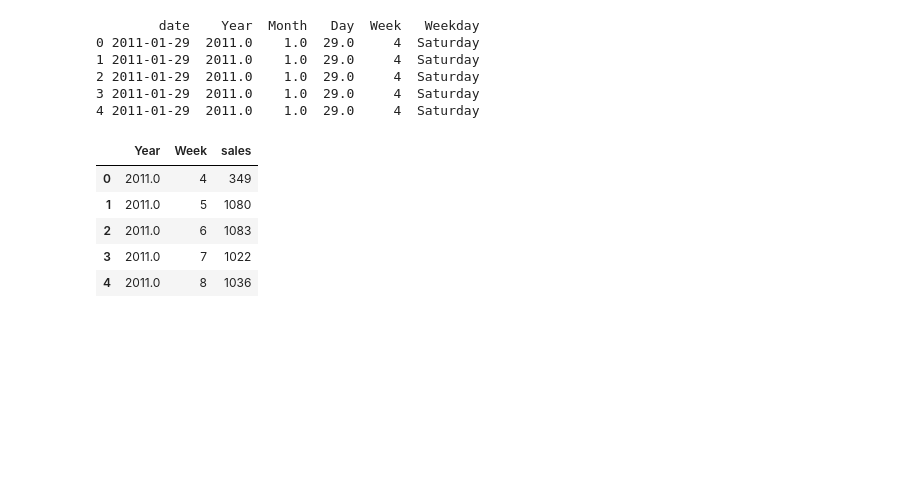
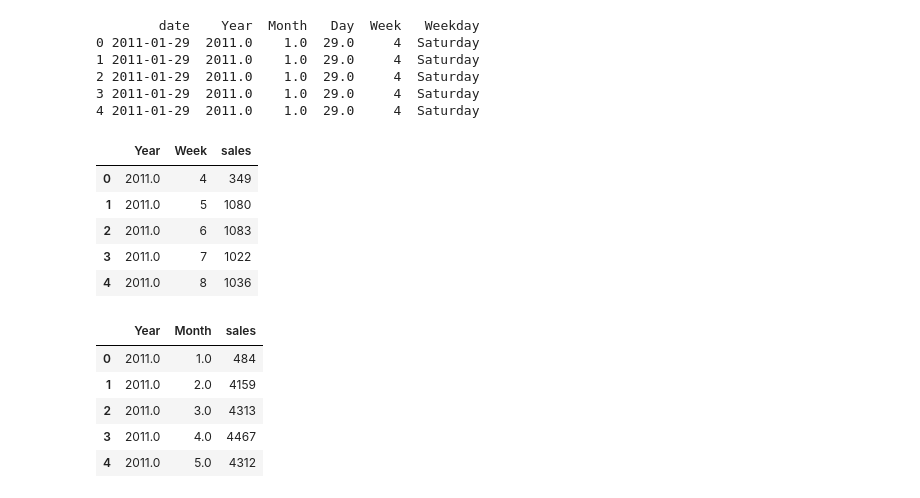
Before and after one commit to bhosalenikita258-coder/Retail_Demand_Forecasting, a Jupyter notebook: Retail_Demand_Forecasting.ipynb, the cells around one changed output. Drawn from its saved outputs; the diff is of its cells as text; code cells hidden in the pictures; blank space fills up the shorter version.

```diff
--- a/Retail_Demand_Forecasting.ipynb
+++ b/Retail_Demand_Forecasting.ipynb
@@ -541,3 +541,18 @@ weekly_sales.head()
 | 2 | 2011.0 | 6 | 1083 |
 | 3 | 2011.0 | 7 | 1022 |
 | 4 | 2011.0 | 8 | 1036 |
+# %%
+##Monthly Sales
+
+monthly_sales = merged_data.groupby(
+    ['Year','Month']
+)['sales'].sum().reset_index()
+
+monthly_sales.head()
+# %% [output]
+|  | Year | Month | sales |
+| 0 | 2011.0 | 1.0 | 484 |
+| 1 | 2011.0 | 2.0 | 4159 |
+| 2 | 2011.0 | 3.0 | 4313 |
+| 3 | 2011.0 | 4.0 | 4467 |
+| 4 | 2011.0 | 5.0 | 4312 |
```
Also changed, not shown: parts of 5 cells of this notebook.
